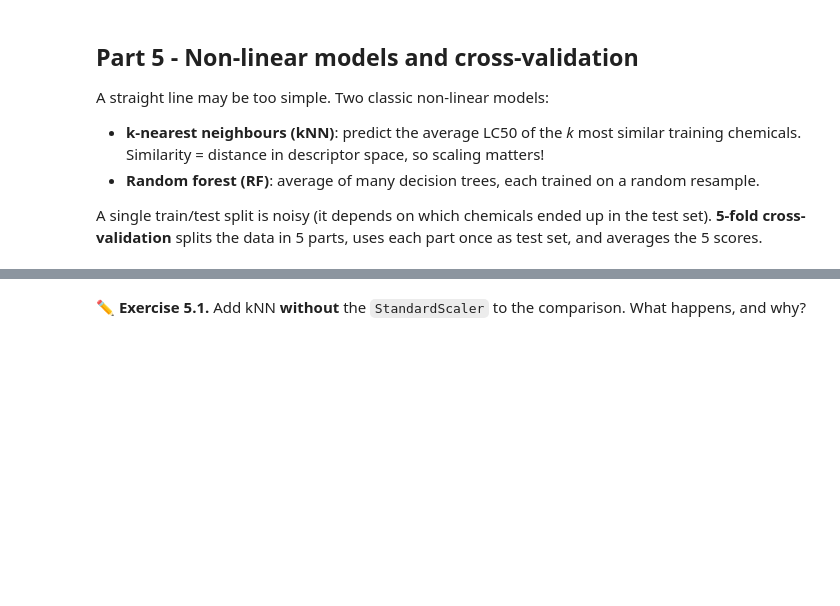
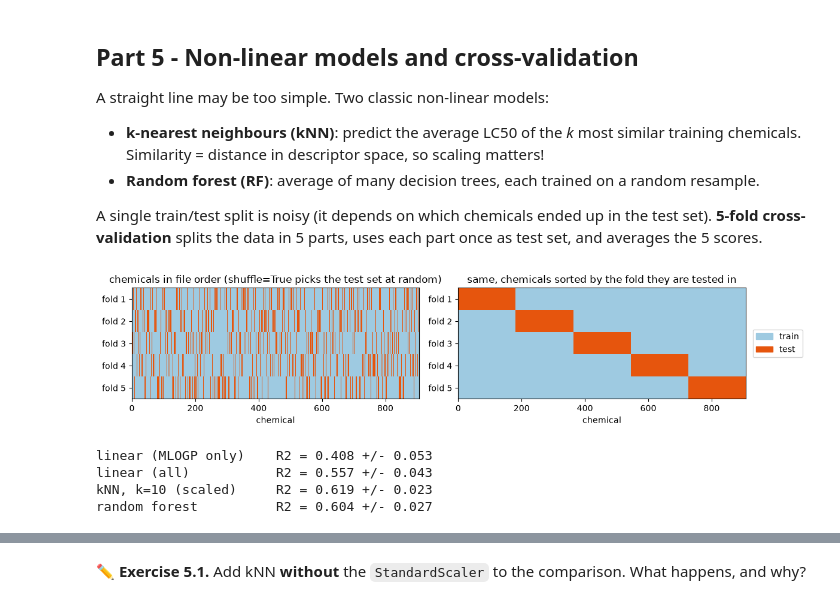
Before and after one commit to giorginolab/AI-qbio-classes, a Jupyter notebook: course/t01_toxicity_qsar.ipynb, the cells around one changed output, grey strips where cells are left out. Cells and saved outputs as stored; diff of their text form; code cells hidden in the pictures; blank space fills up the shorter version.

```diff
--- a/course/t01_toxicity_qsar.ipynb
+++ b/course/t01_toxicity_qsar.ipynb
@@ -245,12 +384,37 @@ A straight line may be too simple. Two classic non-linear models:
 A single train/test split is noisy (it depends on which chemicals ended up in the test set).
 **5-fold cross-validation** splits the data in 5 parts, uses each part once as test set, and
 averages the 5 scores.
+# %%
+from sklearn.model_selection import KFold, cross_val_score
+
+cv = KFold(n_splits=5, shuffle=True, random_state=RNG)
+
+# which chemicals are in the test set of each fold?
+fold_of = np.zeros(len(X), dtype=int)
+role = np.zeros((cv.get_n_splits(), len(X)))           # 1 = test, 0 = train
+for i, (train_idx, test_idx) in enumerate(cv.split(X)):
+    role[i, test_idx] = 1
+    fold_of[test_idx] = i
+
+from matplotlib.colors import ListedColormap
+cmap = ListedColormap(["#9ecae1", "#e6550d"])           # train = blue, test = orange
+fig, axes = plt.subplots(1, 2, figsize=(12, 2.8))
+axes[0].imshow(role, aspect="auto", cmap=cmap, interpolation="nearest")
+axes[0].set_title("chemicals in file order (shuffle=True picks the test set at random)")
+axes[1].imshow(role[:, np.argsort(fold_of, kind="stable")], aspect="auto", cmap=cmap, interpolation="nearest")
+axes[1].set_title("same, chemicals sorted by the fold they are tested in")
+for ax in axes:
+    ax.set_yticks(range(5), [f"fold {i + 1}" for i in range(5)])
+    ax.set_xlabel("chemical")
+from matplotlib.patches import Patch
+axes[1].legend(handles=[Patch(color="#9ecae1", label="train"), Patch(color="#e6550d", label="test")],
+               loc="center left", bbox_to_anchor=(1.01, 0.5))
+plt.tight_layout()
+# %% [output]
+[figure, added]
 # %%
-from sklearn.model_selection import KFold, cross_val_score
 from sklearn.neighbors import KNeighborsRegressor
 from sklearn.ensemble import RandomForestRegressor
-
-cv = KFold(n_splits=5, shuffle=True, random_state=RNG)
 
 models = {
     "linear (MLOGP only)": ("MLOGP", LinearRegression()),
@@ -259,9 +423,15 @@ models = {
     "random forest":       (None, RandomForestRegressor(n_estimators=300, random_state=RNG, n_jobs=-1)),
 }
 
-results = {}
+results, fold_scores = {}, {}
 for name, (cols, model) in models.items():
     Xm = X[[cols]] if cols else X
     r2 = cross_val_score(model, Xm, y, cv=cv, scoring="r2")
     results[name] = (r2.mean(), r2.std())
+    fold_scores[name] = r2
     print(f"{name:22s} R2 = {r2.mean():.3f} +/- {r2.std():.3f}")
+# %% [output]
+linear (MLOGP only)    R2 = 0.408 +/- 0.053
+linear (all)           R2 = 0.557 +/- 0.043
+kNN, k=10 (scaled)     R2 = 0.619 +/- 0.023
+random forest          R2 = 0.604 +/- 0.027
```
Also changed, not shown: parts of 32 cells of this notebook, 1 other file.
